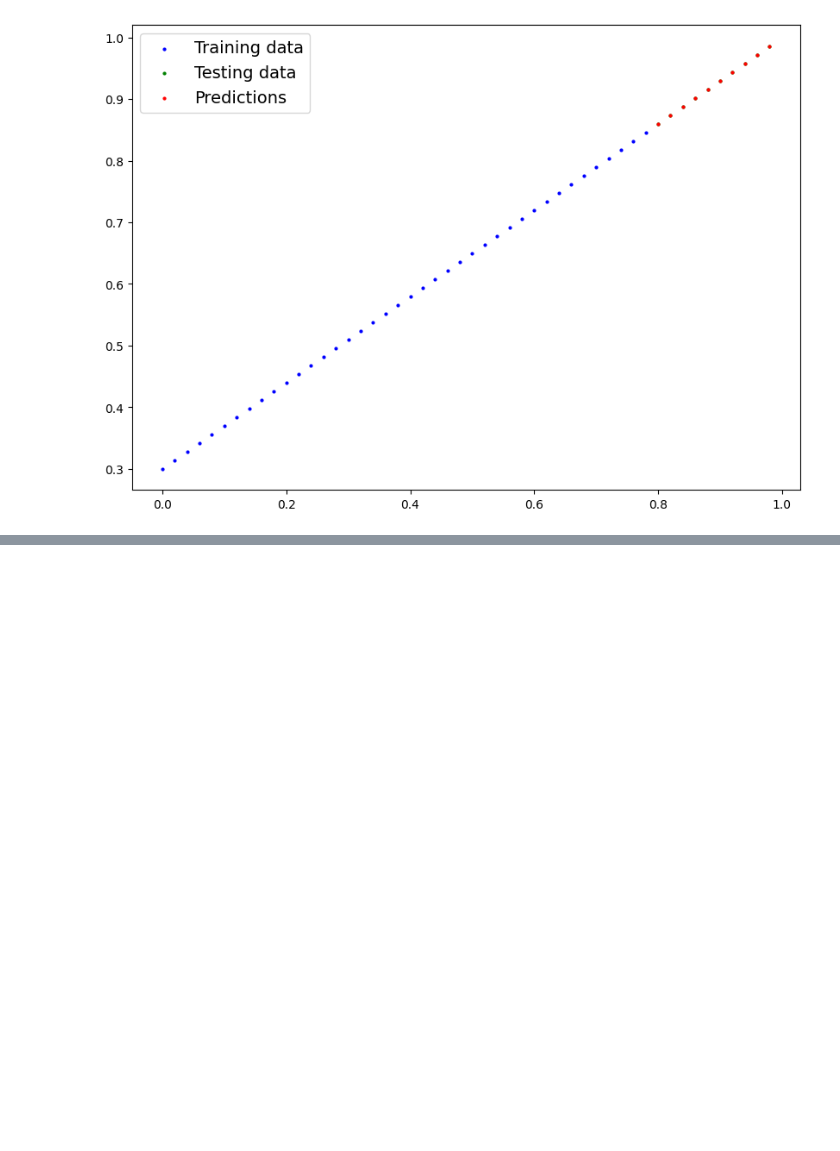
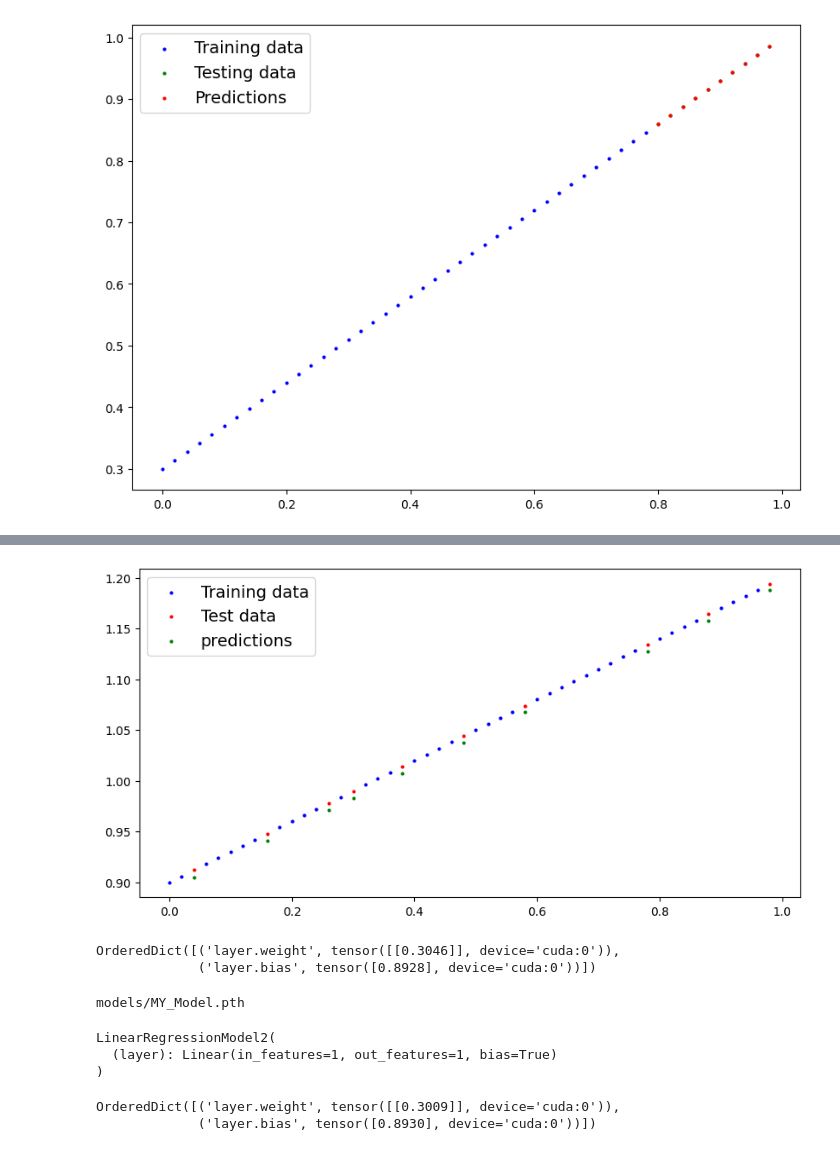
Before and after one commit to Digvijay25/PyTorch-Deep-Learning-Bootcamp, a Jupyter notebook: 01_PyTorch_Workflow_Fundamentals.ipynb, the cells around one changed output, grey strips where cells are left out. Saved outputs shown, nothing was run; the diff lists cells and outputs as text; code cells hidden in the pictures; blank space fills up the shorter version.

Commit message:
save final checkpoint

```diff
--- a/01_PyTorch_Workflow_Fundamentals.ipynb
+++ b/01_PyTorch_Workflow_Fundamentals.ipynb
@@ -324,0 +363,12 @@ plot_predictions(predictions=load_model_pred.cpu())
+# %%
+class LinearRegressionModel2(nn.Module):
+  def __init__(self):
+    super().__init__()
+    self.layer = nn.Linear(in_features=1, out_features=1)
+
+  def forward(self, x: torch.Tensor) -> torch.Tensor:
+    return self.layer(x)
+
+model_2 = LinearRegressionModel2()
+
+print(model_2.state_dict())
@@ -324,0 +377,3 @@ plot_predictions(predictions=load_model_pred.cpu())
+# %%
+loss_fn = nn.L1Loss()
+optimizer = torch.optim.SGD(params=model_2.parameters(), lr = 0.01)
@@ -324,0 +394,25 @@ plot_predictions(predictions=load_model_pred.cpu())
+# %%
+epochs = 300
+
+X_train = X_train.to(device)
+y_train = y_train.to(device)
+X_test = X_test.to(device)
+y_test = y_test.to(device)
+
+
+for epoch in range(epochs):
+
+  model_2.train()
+  train_pred = model_2(X_train)
+  loss = loss_fn(train_pred, y_train)
+  optimizer.zero_grad()
+  loss.backward()
+  optimizer.step()
+
+  model_2.eval()
+  with torch.inference_mode():
+    test_pred = model_2(X_test)
+    test_loss = loss_fn(test_pred, y_test)
+
+  if epoch % 10 == 0:
+    print(f'Epoch: {epoch} | Training Loss: {loss} | Test Loss: {test_loss}')
@@ -324,0 +437,37 @@ plot_predictions(predictions=load_model_pred.cpu())
+# %%
+plot_predictions(X_train.cpu(), y_train.cpu(), X_test.cpu(), y_test.cpu(), predictions = test_pred.cpu())
+# %% [output]
+[figure, added]
+# %%
+model_2.state_dict()
+# %% [output]
+OrderedDict([('layer.weight', tensor([[0.3046]], device='cuda:0')),
+             ('layer.bias', tensor([0.8928], device='cuda:0'))])
+# %%
+from pathlib import Path
+
+MODEL_PATH = Path('models')
+MODEL_PATH.mkdir(parents=True, exist_ok=True)
+
+MODEL_NAME = 'MY_Model.pth'
+MODEL_SAVE_PATH = MODEL_PATH/MODEL_NAME
+
+print(MODEL_SAVE_PATH)
+torch.save(obj=model_2.state_dict(), f=MODEL_SAVE_PATH)
+# %% [output]
+models/MY_Model.pth
+# %%
+loaded_model_2 = LinearRegressionModel2()
+
+loaded_model_2.load_state_dict(torch.load(MODEL_SAVE_PATH))
+
+loaded_model_2.to(device)
+# %% [output]
+LinearRegressionModel2(
+  (layer): Linear(in_features=1, out_features=1, bias=True)
+)
+# %%
+loaded_model_2.state_dict()
+# %% [output]
+OrderedDict([('layer.weight', tensor([[0.3009]], device='cuda:0')),
+             ('layer.bias', tensor([0.8930], device='cuda:0'))])
```
Also changed, not shown: parts of 16 cells of this notebook.
